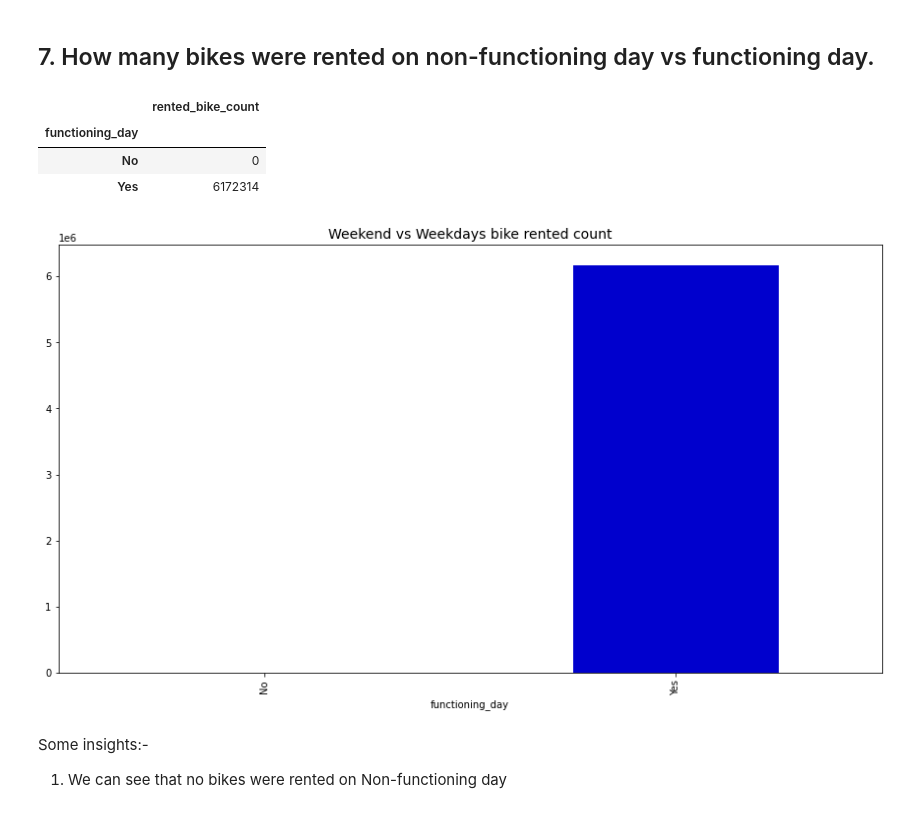
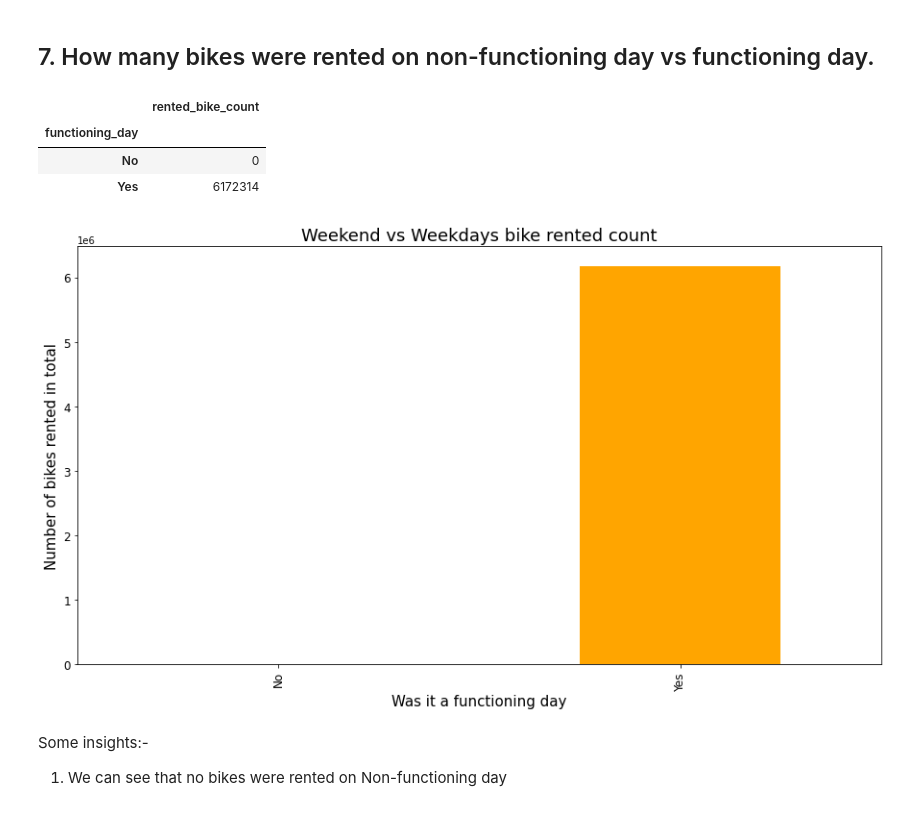
Before and after one commit to Samarjeet-singh-chhabra/LR-Bike-Sharing-Demand-Prediction, a Jupyter notebook: PERSONAL_NOTEBOOK_|_CP_2_|_BIKE_SHARING_DEMAND_PREDICTION_|_SAMARJEET.ipynb, the cells around one changed output. Cells and saved outputs as stored; diff of their text form; code cells hidden in the pictures.

```diff
--- a/PERSONAL_NOTEBOOK_|_CP_2_|_BIKE_SHARING_DEMAND_PREDICTION_|_SAMARJEET.ipynb
+++ b/PERSONAL_NOTEBOOK_|_CP_2_|_BIKE_SHARING_DEMAND_PREDICTION_|_SAMARJEET.ipynb
@@ -472,19 +478,22 @@ Some insights:-
 # %%
 # Creating data set which has all features grouped by accordind to functioning day
 
 func_eda=bike_df.groupby('functioning_day').sum()
 
 # Plotting graph
-func_eda['rented_bike_count'].plot(kind='bar',figsize=(15,8) , color=['darkblue','mediumblue', 'blue', 'royalblue', 'cornflowerblue', 'lightsteelblue'])
-plt.title('Weekend vs Weekdays bike rented count',fontsize=14)
+func_eda['rented_bike_count'].plot(kind='bar',figsize=(15,8) , color=['orange'], fontsize= 12)
+plt.title('Weekend vs Weekdays bike rented count',fontsize=18)
+plt.xlabel("Was it a functioning day",fontsize= 15)
+plt.ylabel("Number of bikes rented in total", fontsize= 15)
+
 
 func_eda[func_eda.columns[0:1]]
 # %% [output]
 |  | rented_bike_count |
 | functioning_day |  |
 | No | 0 |
 | Yes | 6172314 |
-[figure, old version]
+[figure, new version]
 # %% [markdown]
 Some insights:-
 1. We can see that no bikes were rented on Non-functioning day
```
Also changed, not shown: parts of 11 cells of this notebook.
